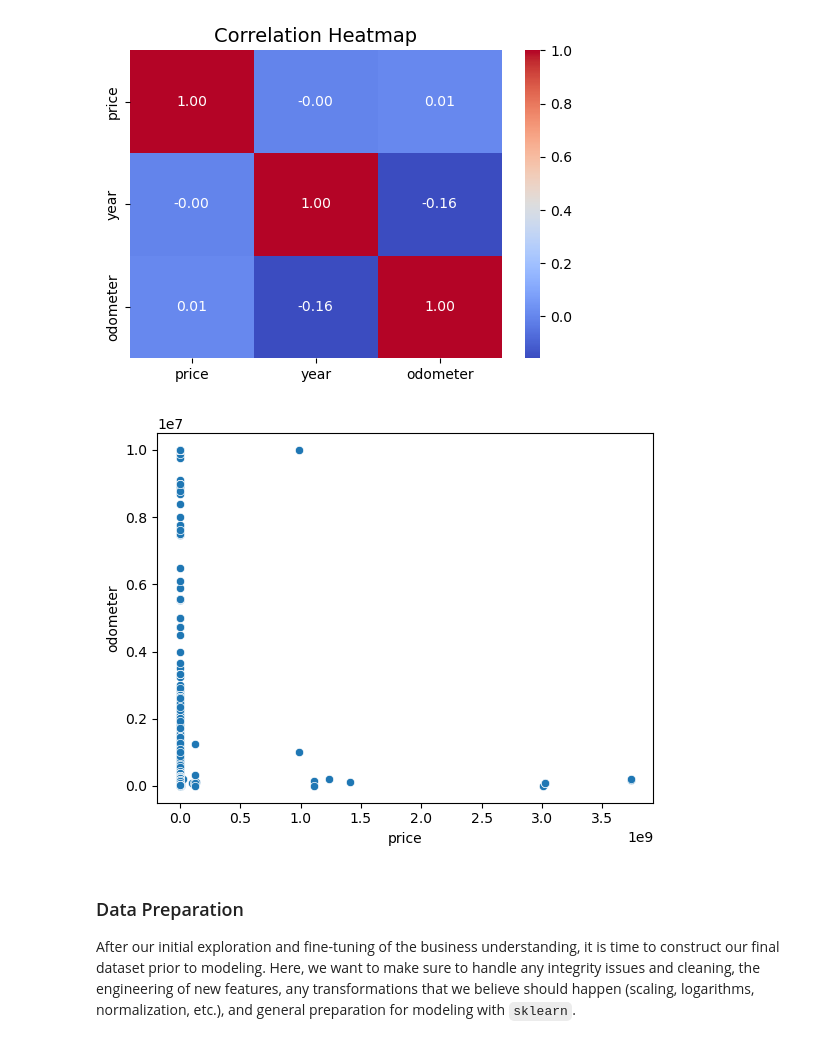
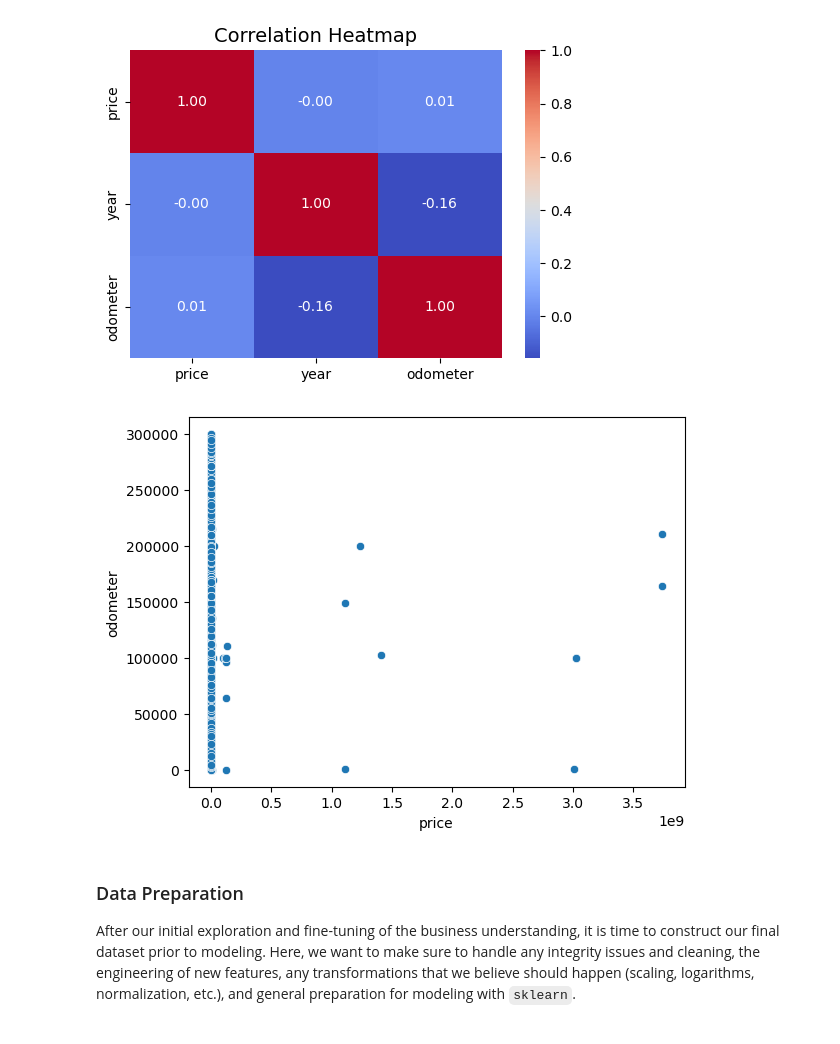
Before and after one commit to mchepuri/car_price_analysis_ml, a Jupyter notebook: prompt_II.ipynb, the cells around one changed output. Drawn from its saved outputs; the diff is of its cells as text; code cells hidden in the pictures.

```diff
--- a/prompt_II.ipynb
+++ b/prompt_II.ipynb
@@ -77,14 +79,19 @@ plt.show()
 # %% [output]
 [figure]
 # %%
-ax=sns.scatterplot(x='price',y='odometer', data=df)
+df['price'] = pd.to_numeric(df['price'], errors='coerce')
+df['odometer'] = pd.to_numeric(df['odometer'], errors='coerce')
+df['year'] = pd.to_numeric(df['year'], errors='coerce')
+df_price_odo_range = df[df["price"].between(1000, 200000)]   # Remove extreme outliers for better plots
+df_price_odo_range = df[df["odometer"].between(0, 300000)]   # Remove extreme outliers for better plots
+ax=sns.scatterplot(x='price',y='odometer', data=df_price_odo_range)
 
 # While the general trend is clear, there's still a spread of prices within each condition category.
 # This suggests that other factors beyond just the broad condition categories might also
 # influence the final price (e.g., specific features, make/model if it were cars, mileage, etc.)
 plt.show()
 # %% [output]
-[figure, old version]
+[figure, new version]
 # %% [markdown]
 ### Data Preparation
 
```
Also changed, not shown: parts of 7 cells of this notebook.
